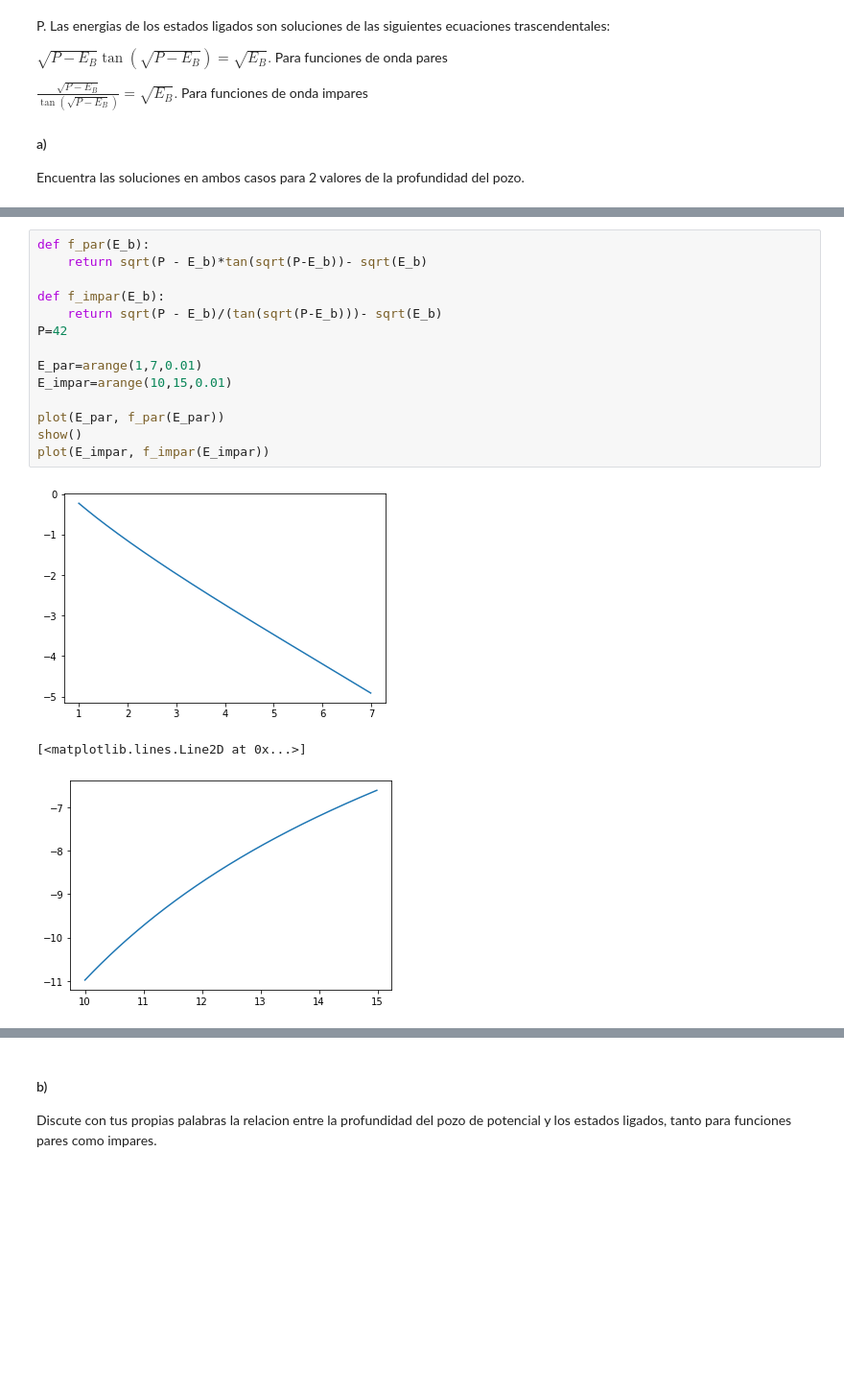
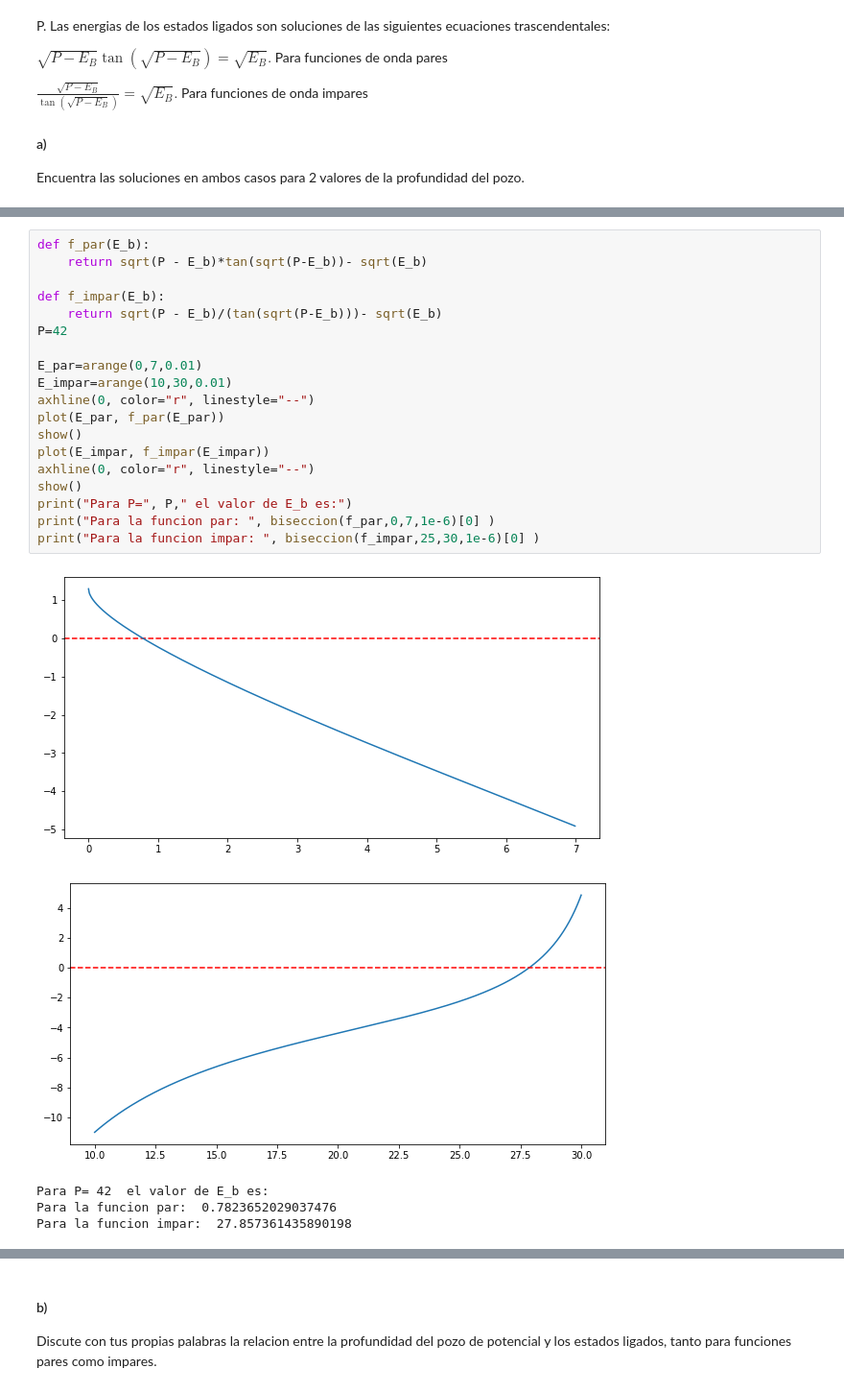
Before and after one commit to AndresAVargas/Fisica_Computacional, a Jupyter notebook: Practicas/Practica2.ipynb, the cells around one changed output, grey strips where cells are left out. Shown at 96% size. Drawn from its saved outputs; the diff is of its cells as text; blank space fills up the shorter version.

```diff
--- a/Practicas/Practica2.ipynb
+++ b/Practicas/Practica2.ipynb
@@ -288,21 +302,28 @@ plot(E_impar, f_impar(E_impar))
 # %%
 def f_par(E_b):
     return sqrt(P - E_b)*tan(sqrt(P-E_b))- sqrt(E_b)
 
 def f_impar(E_b):
     return sqrt(P - E_b)/(tan(sqrt(P-E_b)))- sqrt(E_b)
 P=42
 
-E_par=arange(1,7,0.01)
-E_impar=arange(10,15,0.01)
-
+E_par=arange(0,7,0.01)
+E_impar=arange(10,30,0.01)
+axhline(0, color="r", linestyle="--")
 plot(E_par, f_par(E_par))
 show()
 plot(E_impar, f_impar(E_impar))
+axhline(0, color="r", linestyle="--")
+show()
+print("Para P=", P," el valor de E_b es:")
+print("Para la funcion par: ", biseccion(f_par,0,7,1e-6)[0] )
+print("Para la funcion impar: ", biseccion(f_impar,25,30,1e-6)[0] )
 # %% [output]
-[figure, old version]
+[figure, new version]
+[figure, new version]
-[<matplotlib.lines.Line2D at 0x...>]
+Para P= 42  el valor de E_b es:
+Para la funcion par:  0.7823652029037476
+Para la funcion impar:  27.857361435890198
-[figure, old version]
 # %%
 def f_impar(P):
     return sqrt(P - E_b)/(tan(sqrt(P-E_b)))- sqrt(E_b)
```
Also changed, not shown: parts of 15 cells of this notebook.
